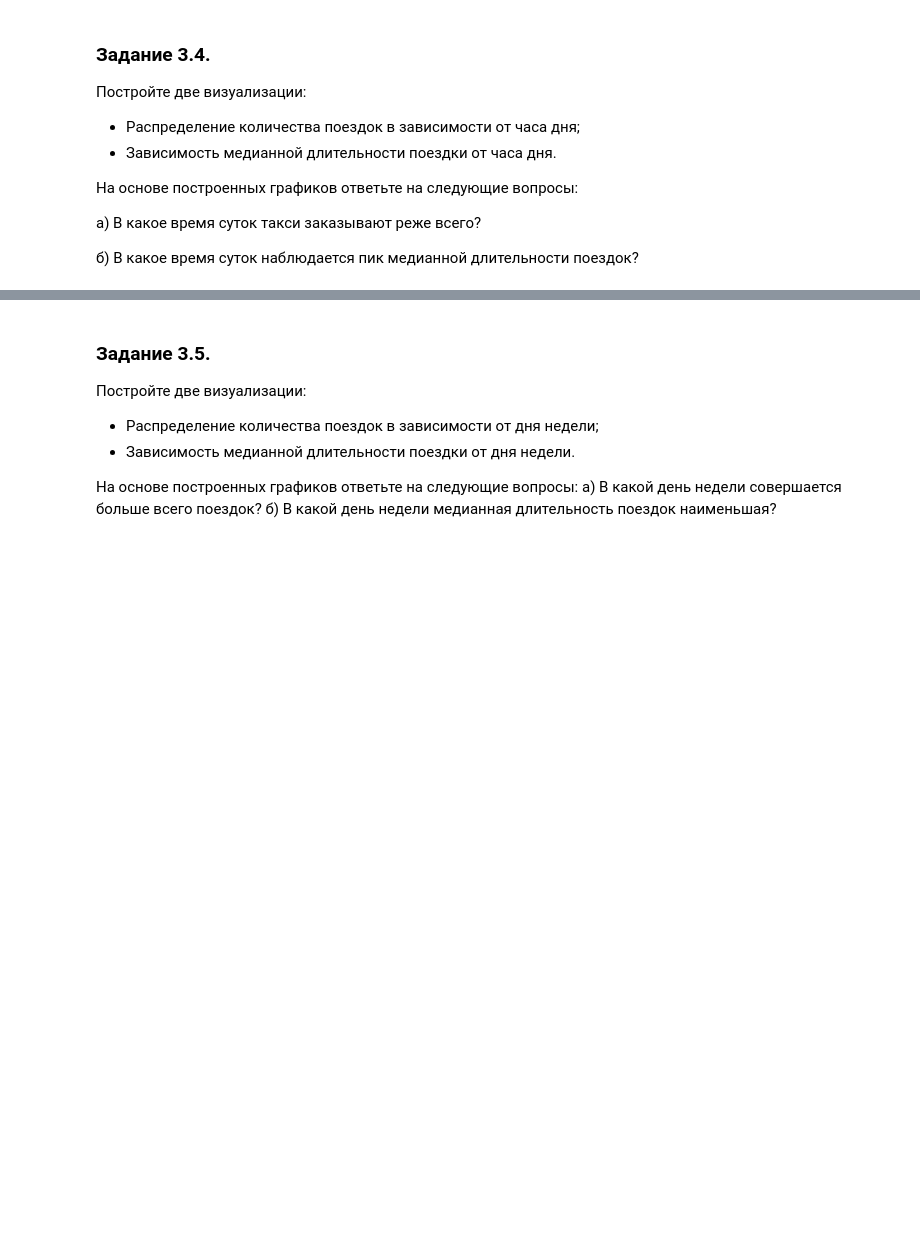
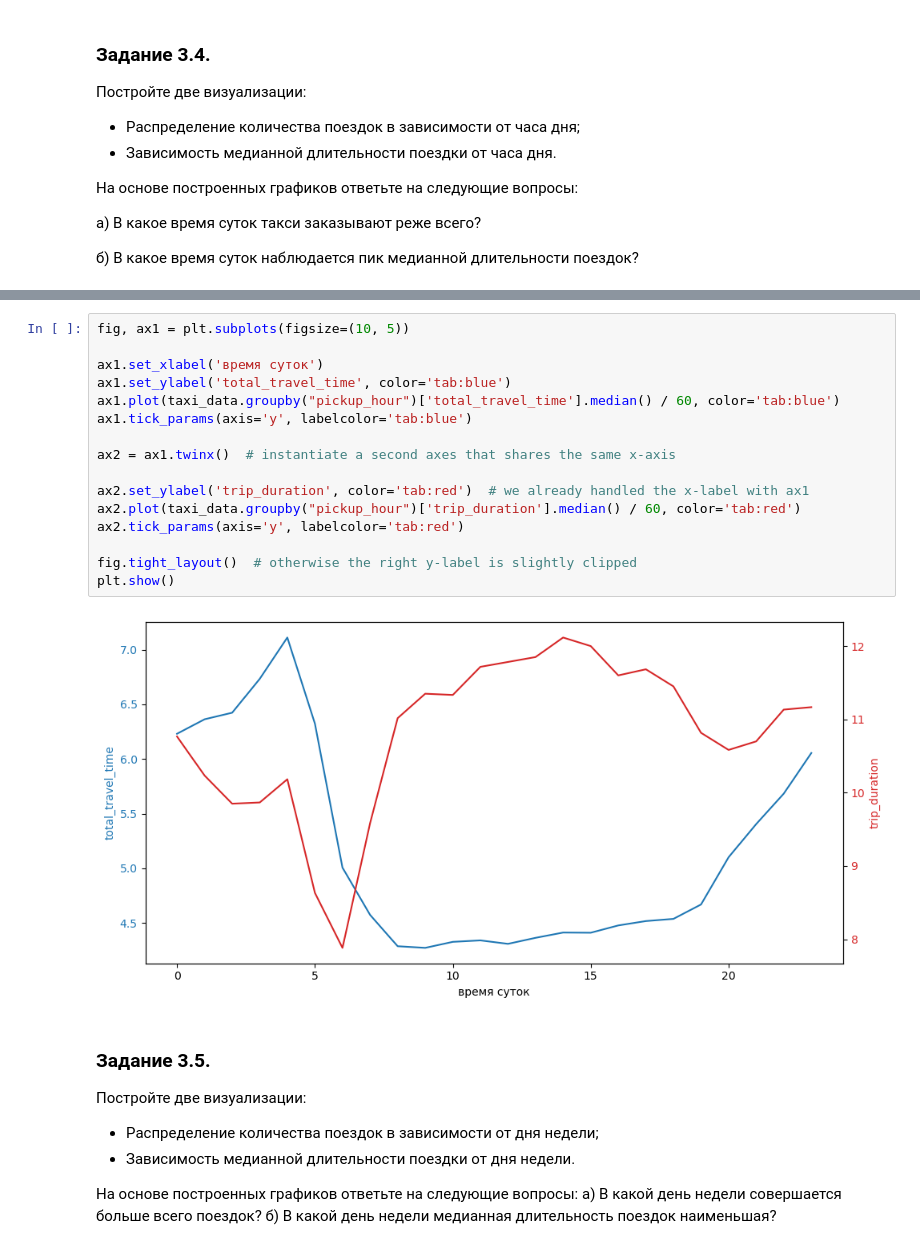
Before and after one commit to hoittoken/Python, a Jupyter notebook: Py/Projects/project_5/Project-5._aubakirov_test.ipynb, the cells around one changed output, grey strips where cells are left out. Drawn from its saved outputs; the diff is of its cells as text; blank space fills up the shorter version.

```diff
--- a/Py/Projects/project_5/Project-5._aubakirov_test.ipynb
+++ b/Py/Projects/project_5/Project-5._aubakirov_test.ipynb
@@ -791,3 +791,21 @@ plt.show()
+# %%
+fig, ax1 = plt.subplots(figsize=(10, 5))
+
+ax1.set_xlabel('время суток')
+ax1.set_ylabel('total_travel_time', color='tab:blue')
+ax1.plot(taxi_data.groupby("pickup_hour")['total_travel_time'].median() / 60, color='tab:blue')
+ax1.tick_params(axis='y', labelcolor='tab:blue')
+
+ax2 = ax1.twinx()  # instantiate a second axes that shares the same x-axis
+
+ax2.set_ylabel('trip_duration', color='tab:red')  # we already handled the x-label with ax1
+ax2.plot(taxi_data.groupby("pickup_hour")['trip_duration'].median() / 60, color='tab:red')
+ax2.tick_params(axis='y', labelcolor='tab:red')
+
+fig.tight_layout()  # otherwise the right y-label is slightly clipped
+plt.show()
+# %% [output]
+[figure, added]
 # %% [markdown]
 ### Задание 3.5.
 Постройте две визуализации:
```
Also changed, not shown: parts of 12 cells of this notebook, 6 other files.
